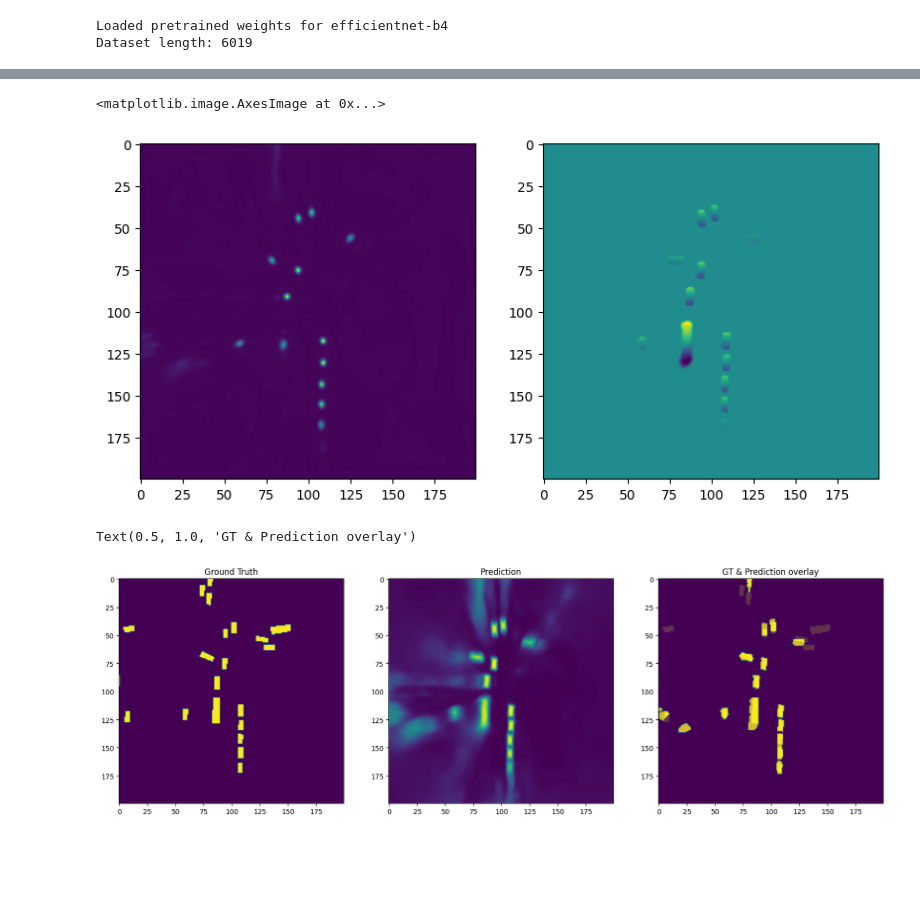
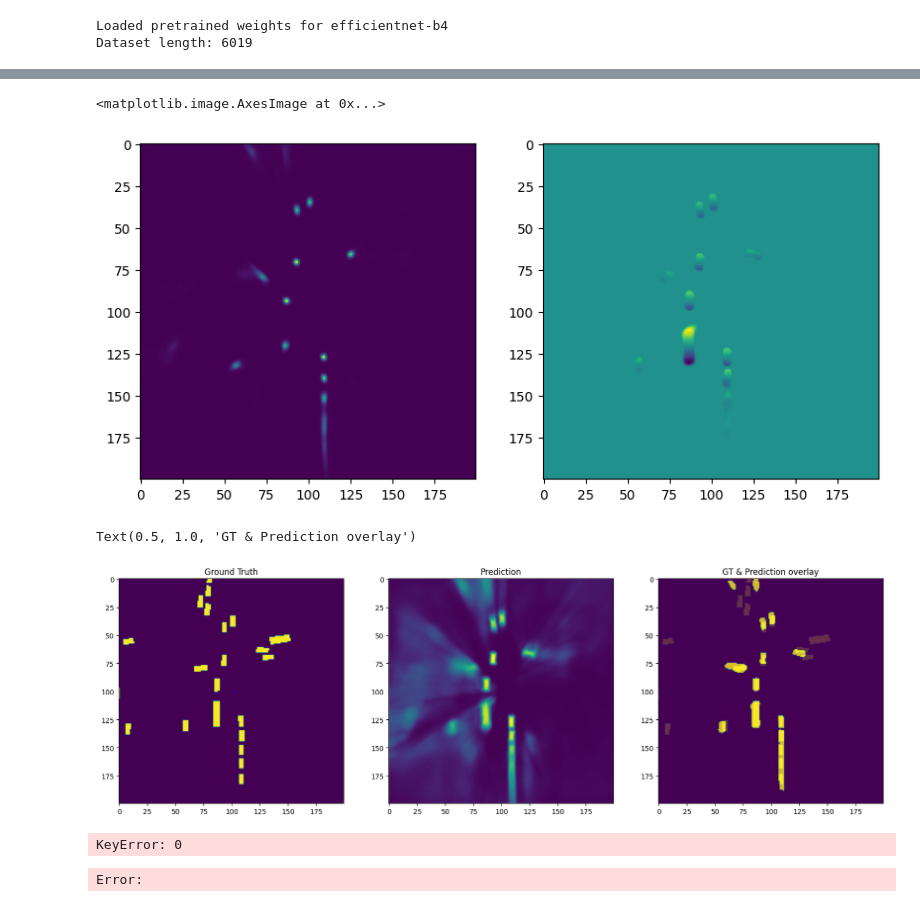
Before and after one commit to nargoo0328/cross_view_transformers, a Jupyter notebook: scripts/test_bug.ipynb, the cells around one changed output, grey strips where cells are left out. Drawn from its saved outputs; the diff is of its cells as text; code cells hidden in the pictures; blank space fills up the shorter version.

```diff
--- a/scripts/test_bug.ipynb
+++ b/scripts/test_bug.ipynb
@@ -22,10 +22,10 @@ DYNAMIC = [
 version = 'cvt_labels_nuscenes_v4'
 cfg1 = get_cfg(DATASET_DIR, version, 'GaussianLSS') # SparseBEVSeg_Det_3 SimpleBEV
 device = torch.device('cuda:0') # cuda:5
-model_version = '2024_1029_165009'
+model_version = '2024_1112_174641'
 CHECKPOINT_PATH = None
 # CHECKPOINT_PATH = '../logs/cross_view_transformers_test/' + model_version +'/checkpoints/last.ckpt'
-model, network, loader, viz, dataset = prepare_val(cfg1, device, CHECKPOINT_PATH, mode='val', batch_size=2)
+model, network, loader, viz, dataset = prepare_val(cfg1, device, CHECKPOINT_PATH, mode='val', batch_size=4)
 # %% [output]
 The version_base parameter is not specified.
 Please specify a compatability version level, or None.
@@ -99,6 +95,7 @@ torch.Size([2, 2, 200, 200])
 # %%
 network.to(device)
-batch = dataset.__getitem__(4004)
+network.eval()
+batch = dataset.__getitem__(4006)
 for k, v in batch.items():
     if isinstance(v, torch.Tensor):
         batch[k] = v.to(device)[None]
@@ -110,6 +107,7 @@ for k, v in batch.items():
 with torch.no_grad():
     pred = network(batch)
     # pred = None
+    # loss = model.loss_func(pred,batch)
 vis_result = viz(batch, pred)
 plt.imshow(vis_result[0])
 # %% [output]
@@ -218,48 +203,49 @@ plt.axis('off')
 # %%
 fig, (ax1, ax2) = plt.subplots(1, 2, figsize=(10, 8))
-ax1.imshow(pred['center'][0,0].cpu().numpy())
+ax1.imshow(pred['center'][0,0].sigmoid().cpu().numpy())
 ax2.imshow(pred['offset'][0,1].cpu().numpy())
 # %% [output]
 <matplotlib.image.AxesImage at 0x...>
-[figure, old version]
+[figure, new version]
 # %%
 batch_index = 0
 fig, (ax1, ax2, ax3) = plt.subplots(1, 3, figsize=(20, 16))
 bev_y = 76
 bev_x = 107
 vehicle_idx = [[4,5,6,7,8,10,11,12]]
 vehicles = [batch['bev'][:, idx].max(1, keepdim=True).values for idx in vehicle_idx]
 vehicles = torch.cat(vehicles, 1)
 # vehicles[:, 0, ::4, ::4] = 1
 ax1.imshow(vehicles[batch_index,0].detach().cpu().numpy())
-# ax1.scatter([bev_x],[bev_y], s=3, c='r')
-# ax1.scatter([pred_y*(-2)+100],[pred_x*(-2)+100], s=3, c='g')
-# ax1.scatter([x+2],[y], s=2, c='g')
-# ax1.scatter([x+4],[y], s=2, c='b')
+ax1.scatter([102],[100], s=2, c='b')
+
 ax1.set_title('Ground Truth')
 # ax1.axis('off')
 
 pred_bev = pred['VEHICLE'][batch_index,0].sigmoid().detach().cpu()
 if 'mask' in pred:
     pred_bev = pred_bev * pred['mask'][batch_index,0].cpu()
 ax2.imshow((pred_bev).numpy())
 # ax2.scatter([bev_x],[bev_y], s=3, c='r')
 # ax2.scatter([pred_y*(-2)+100],[pred_x*(-2)+100], s=3, c='g')
 ax2.set_title('Prediction')
 # plt.title('2D')
 # ax2.axis('off')
-ax3.imshow(pred_bev>0.42)
+ax3.imshow(pred_bev>=0.45)
 ax3.imshow(vehicles[batch_index,0].detach().cpu().numpy(), alpha=0.2)
 ax3.set_title('GT & Prediction overlay')
 # %% [output]
 Text(0.5, 1.0, 'GT & Prediction overlay')
-[figure, old version]
+[figure, new version]
 # %%
 stage = 2
 h = w = 200
 points = rearrange(pred['mid_output'][0]['sample_points_cam'], 'b (h w) p d -> b h w p d',h=h, w=w)
 reference_points = rearrange(pred['mid_output'][0]['reference_points'], 'b (h w) 1 p d -> b h w p d',h=h, w=w)
 weight = rearrange(pred['mid_output'][stage], 'b 1 p h w-> b h w p')
+# %% [output]
+KeyError: 0
+Error:
 # %%
 y = bev_y
 x = bev_x
```
Also changed, not shown: parts of 15 cells of this notebook, 23 other files.
